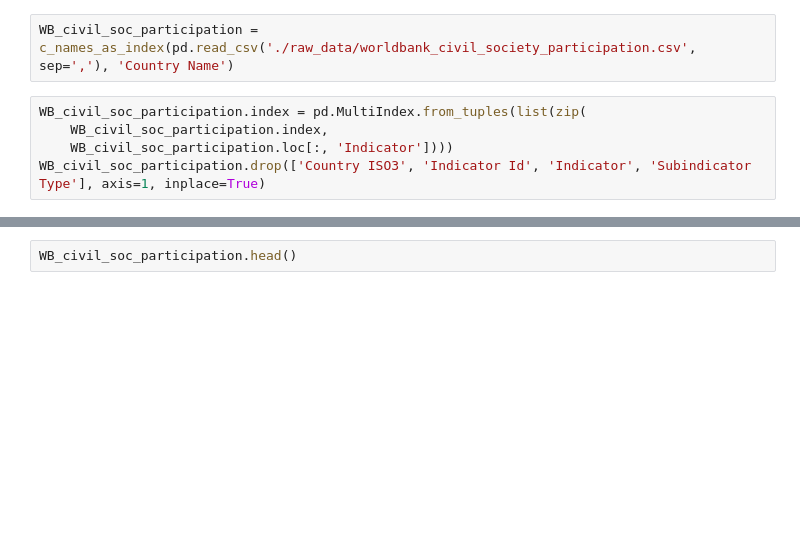
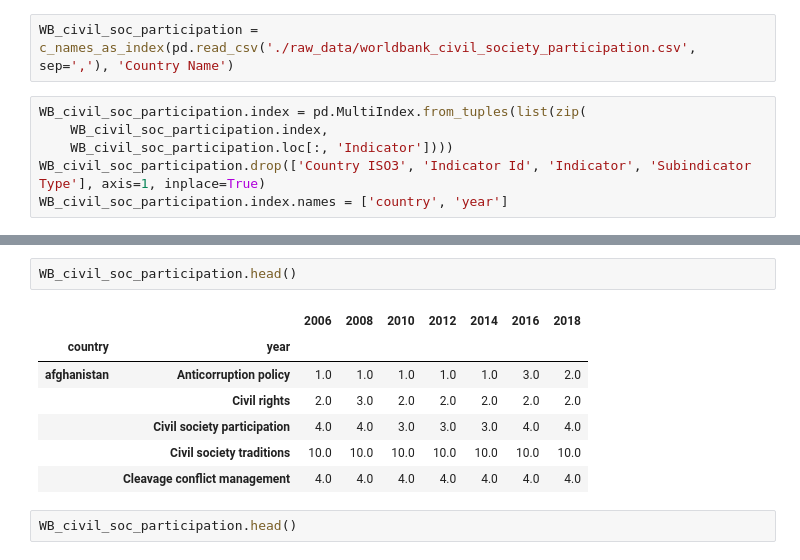
Before and after one commit to SanteriVtj/Econometrics-Capstone, a Jupyter notebook: data.ipynb, the cells around one changed output, grey strips where cells are left out. Saved outputs shown, nothing was run; the diff lists cells and outputs as text; blank space fills up the shorter version.

```diff
--- a/data.ipynb
+++ b/data.ipynb
@@ -168,4 +169,5 @@ WB_civil_soc_participation.index = pd.MultiIndex.from_tuples(list(zip(
     WB_civil_soc_participation.index,
     WB_civil_soc_participation.loc[:, 'Indicator'])))
 WB_civil_soc_participation.drop(['Country ISO3', 'Indicator Id', 'Indicator', 'Subindicator Type'], axis=1, inplace=True)
+WB_civil_soc_participation.index.names = ['country', 'year']
 # %%
@@ -184,3 +256,13 @@ WB_civil_soc_participation.index.names = ['country', 'year']
+# %%
+WB_civil_soc_participation.head()
+# %% [output]
+|  |  | 2006 | 2008 | 2010 | 2012 | 2014 | 2016 | 2018 |
+| country | year |  |  |  |  |  |  |  |
+| afghanistan | Anticorruption policy | 1.0 | 1.0 | 1.0 | 1.0 | 1.0 | 3.0 | 2.0 |
+|  | Civil rights | 2.0 | 3.0 | 2.0 | 2.0 | 2.0 | 2.0 | 2.0 |
+|  | Civil society participation | 4.0 | 4.0 | 3.0 | 3.0 | 3.0 | 4.0 | 4.0 |
+|  | Civil society traditions | 10.0 | 10.0 | 10.0 | 10.0 | 10.0 | 10.0 | 10.0 |
+|  | Cleavage conflict management | 4.0 | 4.0 | 4.0 | 4.0 | 4.0 | 4.0 | 4.0 |
 # %%
 WB_civil_soc_participation.head()
 # %% [output]
```
Also changed, not shown: parts of 7 cells of this notebook, 2 other files.
